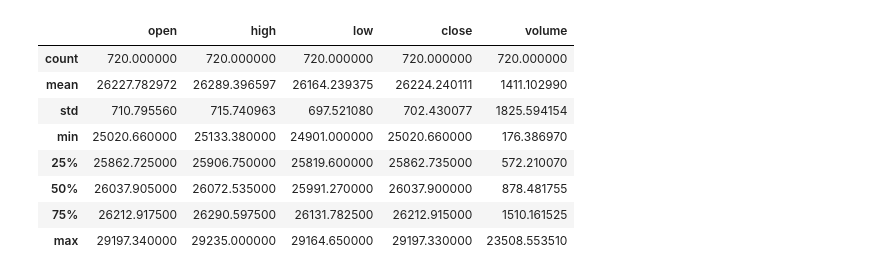
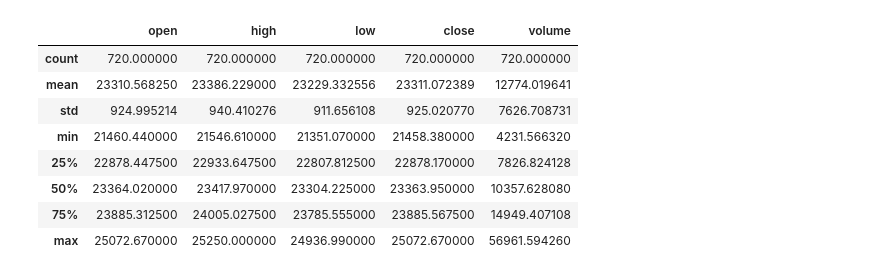
Before and after one commit to inrock1/Grid1, a Jupyter notebook: overview.ipynb, the cells around one changed output. Saved outputs shown, nothing was run; the diff lists cells and outputs as text; code cells hidden in the pictures.

```diff
--- a/overview.ipynb
+++ b/overview.ipynb
@@ -3,12 +0,0 @@ from historical_data import historical_data, symbol, timeframe
-# %%
-historical_data.describe()
-# %% [output]
-|  | open | high | low | close | volume |
-| count | 720.000000 | 720.000000 | 720.000000 | 720.000000 | 720.000000 |
-| mean | 26227.782972 | 26289.396597 | 26164.239375 | 26224.240111 | 1411.102990 |
-| std | 710.795560 | 715.740963 | 697.521080 | 702.430077 | 1825.594154 |
-| min | 25020.660000 | 25133.380000 | 24901.000000 | 25020.660000 | 176.386970 |
-| 25% | 25862.725000 | 25906.750000 | 25819.600000 | 25862.735000 | 572.210070 |
-| 50% | 26037.905000 | 26072.535000 | 25991.270000 | 26037.900000 | 878.481755 |
-| 75% | 26212.917500 | 26290.597500 | 26131.782500 | 26212.915000 | 1510.161525 |
-| max | 29197.340000 | 29235.000000 | 29164.650000 | 29197.330000 | 23508.553510 |
@@ -15,3 +6,17 @@ historical_data.describe()
+# %%
+exchange = Exchange()
+historical_data = exchange.fetch_historical_data(Config)
+historical_data.describe()
+# %% [output]
+|  | open | high | low | close | volume |
+| count | 720.000000 | 720.000000 | 720.000000 | 720.000000 | 720.000000 |
+| mean | 23310.568250 | 23386.229000 | 23229.332556 | 23311.072389 | 12774.019641 |
+| std | 924.995214 | 940.410276 | 911.656108 | 925.020770 | 7626.708731 |
+| min | 21460.440000 | 21546.610000 | 21351.070000 | 21458.380000 | 4231.566320 |
+| 25% | 22878.447500 | 22933.647500 | 22807.812500 | 22878.170000 | 7826.824128 |
+| 50% | 23364.020000 | 23417.970000 | 23304.225000 | 23363.950000 | 10357.628080 |
+| 75% | 23885.312500 | 24005.027500 | 23785.555000 | 23885.567500 | 14949.407108 |
+| max | 25072.670000 | 25250.000000 | 24936.990000 | 25072.670000 | 56961.594260 |
 # %%
 historical_data.info()
 # %% [output]
```
Also changed, not shown: parts of 6 cells of this notebook, 4 other files.
